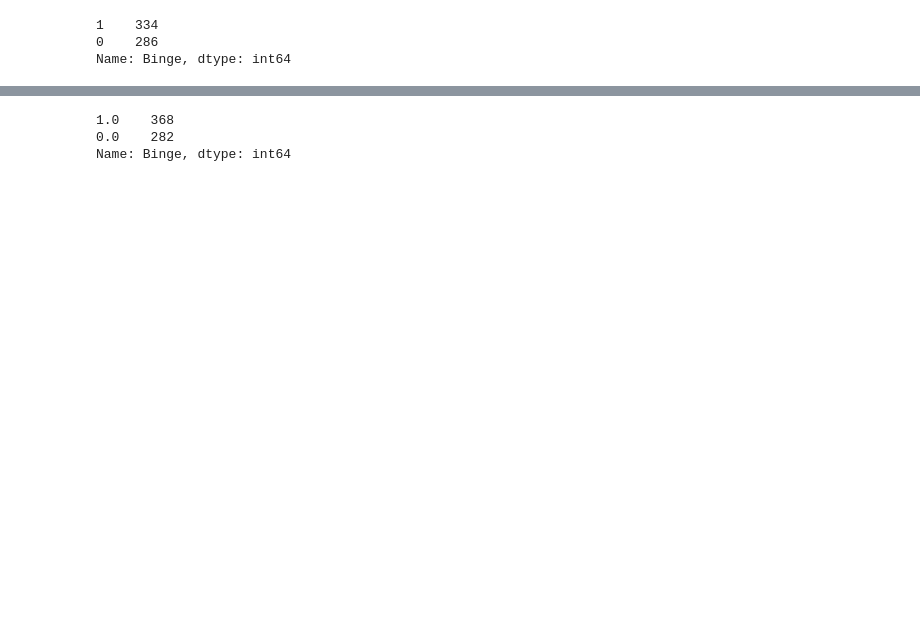
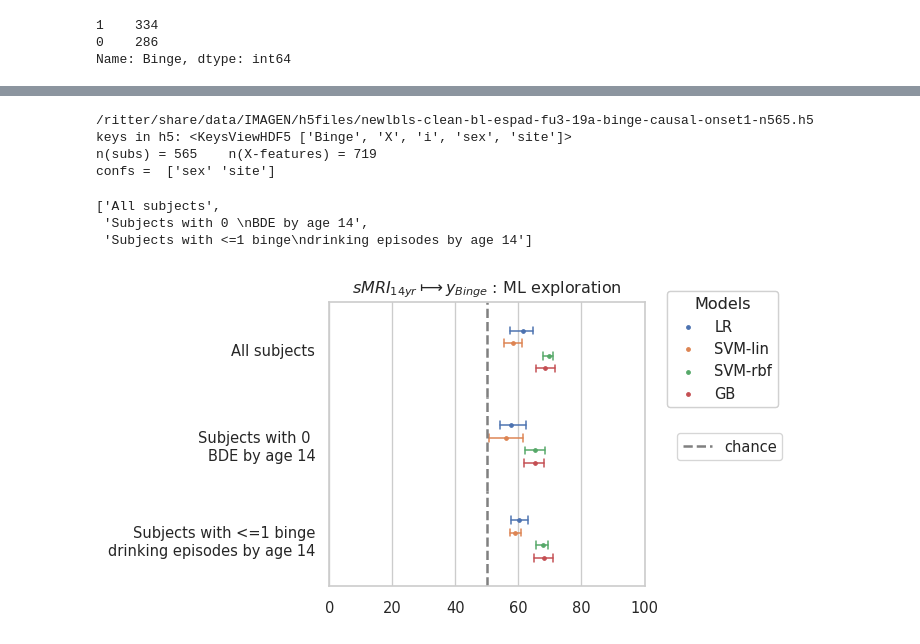
Before and after one commit to RoshanRane/ML_for_IMAGEN, a Jupyter notebook: generate_figures.ipynb, the cells around one changed output, grey strips where cells are left out. Cells and saved outputs as stored; diff of their text form; code cells hidden in the pictures; blank space fills up the shorter version.

```diff
--- a/generate_figures.ipynb
+++ b/generate_figures.ipynb
@@ -1020,6 +1050,44 @@ sns.violinplot(data=df, y="Binge_age14", x="Binge", split=False)
 # %%
-df.Binge.value_counts()
+def show_h5_content(h5filename):
+    h5file = h5py.File(h5filename, "r")
+    print(h5filename)
+    print('keys in h5:', h5file.keys())
+    print('n(subs) = {} \t n(X-features) = {}'.format(len(h5file['i']), len(h5file.attrs['X_col_names'])))
+    print('confs = ',h5file.attrs['confs'])
+    h5file.close()
-# %% [output]
-1.0    368
-0.0    282
-Name: Binge, dtype: int64
+# %%
+show_h5_content("/ritter/share/data/IMAGEN/h5files/newlbls-clean-bl-espad-fu3-19a-binge-causal-onset1-n565.h5")
+# %% [output]
+/ritter/share/data/IMAGEN/h5files/newlbls-clean-bl-espad-fu3-19a-binge-causal-onset1-n565.h5
+keys in h5: <KeysViewHDF5 ['Binge', 'X', 'i', 'sex', 'site']>
+n(subs) = 565    n(X-features) = 719
+confs =  ['sex' 'site']
+# %%
+df_onset_0 = pd.read_csv(sorted(glob(f"MLpipelines/results/newlbls-clean*causal*onset0*/*/run.csv"))[-1])
+df_onset_1 = pd.read_csv(sorted(glob(f"MLpipelines/results/newlbls*causal*onset1*/*/run.csv"))[-1])
+df_all     = pd.read_csv(sorted(glob(f"MLpipelines/results/newlbls-clean-bl*n620/*/run.csv"))[-1])
+# %%
+# drop all rows with non-CB conf ctrl or conf analysis
+df = pd.DataFrame()
+
+for dfi, name in [(df_all, 'All subjects'),
+                 (df_onset_0, 'Subjects with 0 \nBDE by age 14'),
+                 (df_onset_1, 'Subjects with <=1 binge\ndrinking episodes by age 14'), ]:
+
+    dfi = dfi[~(dfi.i_is_conf) & ~(dfi.o_is_conf) & (dfi["technique"]=='cb')]
+    dfi.io = name
+    df = df.append(dfi)
+df["technique"] = ''
+df.io.unique().tolist()
+# %% [output]
+['All subjects',
+ 'Subjects with 0 \nBDE by age 14',
+ 'Subjects with <=1 binge\ndrinking episodes by age 14']
+# %%
+fig = plot_result(df, beautify_io=False)
+plt.title(r'$sMRI_{14yr} \longmapsto y_{Binge}$ : ML exploration')
+fig.set_size_inches(6, 4)
+plt.gca().set_xlabel('')
+plt.savefig('figures/review_2_causal_1.png', dpi=300, bbox_inches='tight', pad_inches=0.1)
+# %% [output]
+[figure, added]
```
Also changed, not shown: parts of 18 cells of this notebook, 5 other files.
